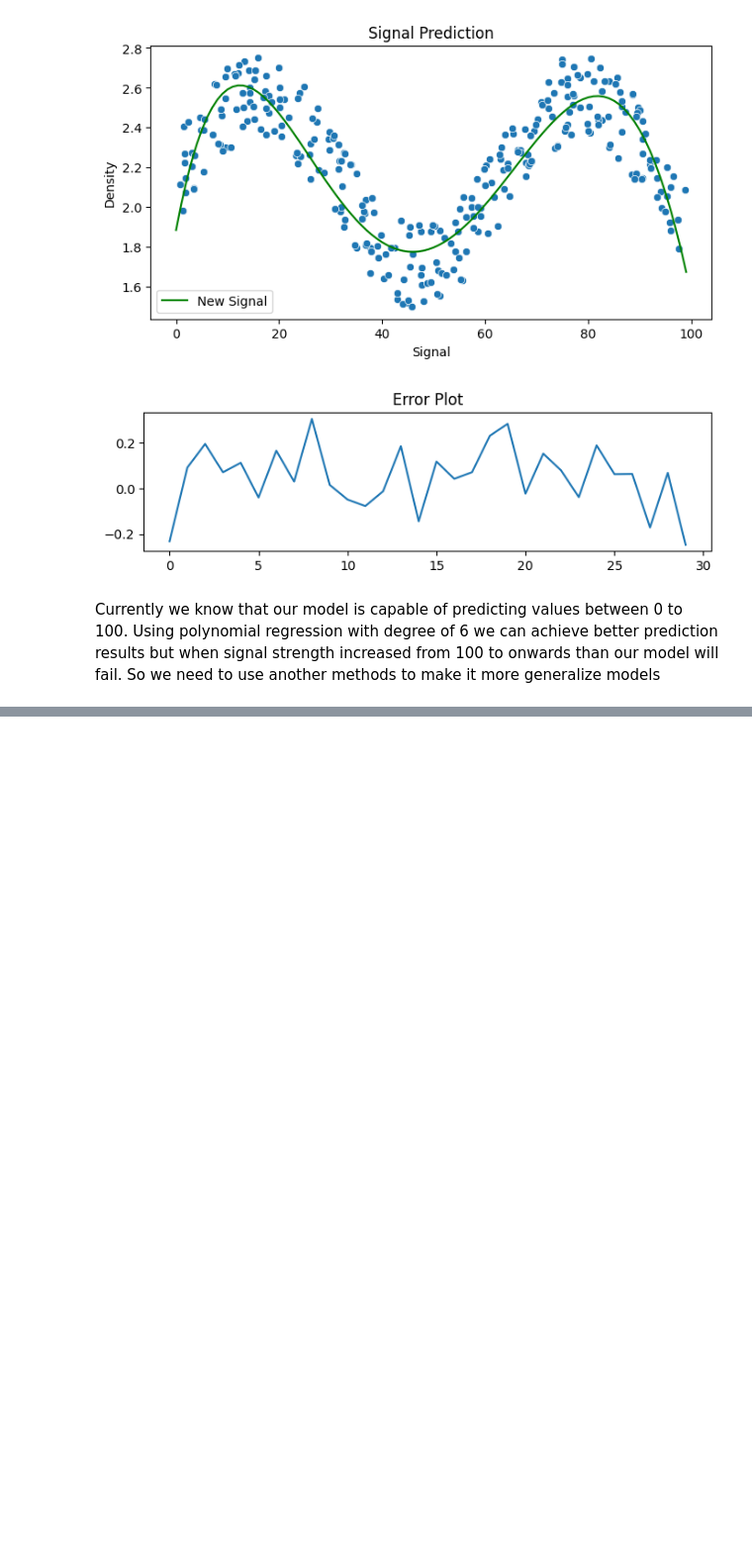
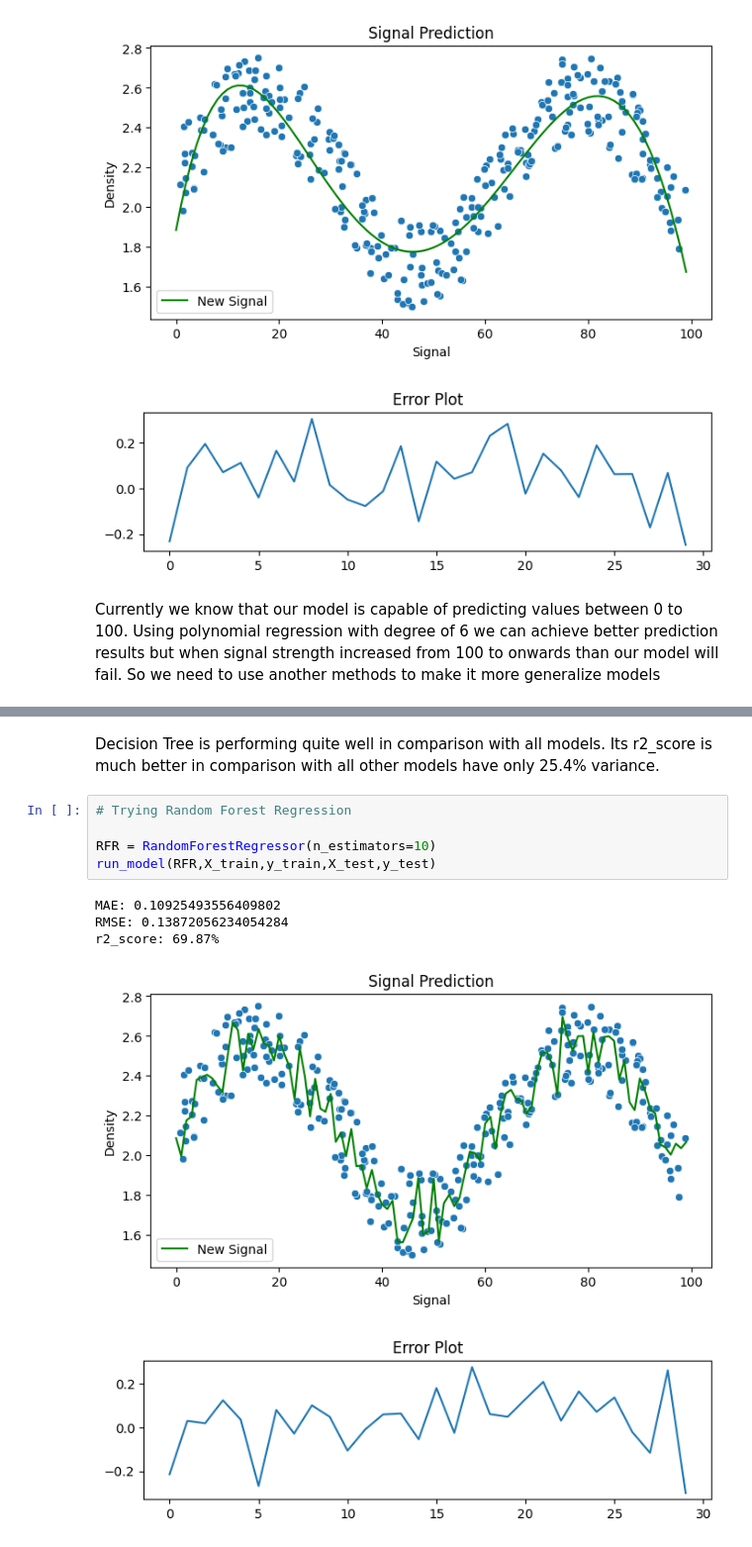
Before and after one commit to MoizAhmed2517/Regression_Projects, a Jupyter notebook: X_ray_signal_to_determine_rock_density.ipynb, the cells around one changed output, grey strips where cells are left out. Shown at 99% size. Drawn from its saved outputs; the diff is of its cells as text; blank space fills up the shorter version.

```diff
--- a/X_ray_signal_to_determine_rock_density.ipynb
+++ b/X_ray_signal_to_determine_rock_density.ipynb
@@ -209,0 +277,13 @@ Currently we know that our model is capable of predicting values between 0 to 10
+# %% [markdown]
+Decision Tree is performing quite well in comparison with all models. Its r2_score is much better in comparison with all other models have only 25.4% variance.
+# %%
+# Trying Random Forest Regression
+
+RFR = RandomForestRegressor(n_estimators=10)
+run_model(RFR,X_train,y_train,X_test,y_test)
+# %% [output]
+MAE: 0.10925493556409802
+RMSE: 0.13872056234054284
+r2_score: 69.87%
+[figure, added]
+[figure, added]
```
Also changed, not shown: parts of 12 cells of this notebook.
